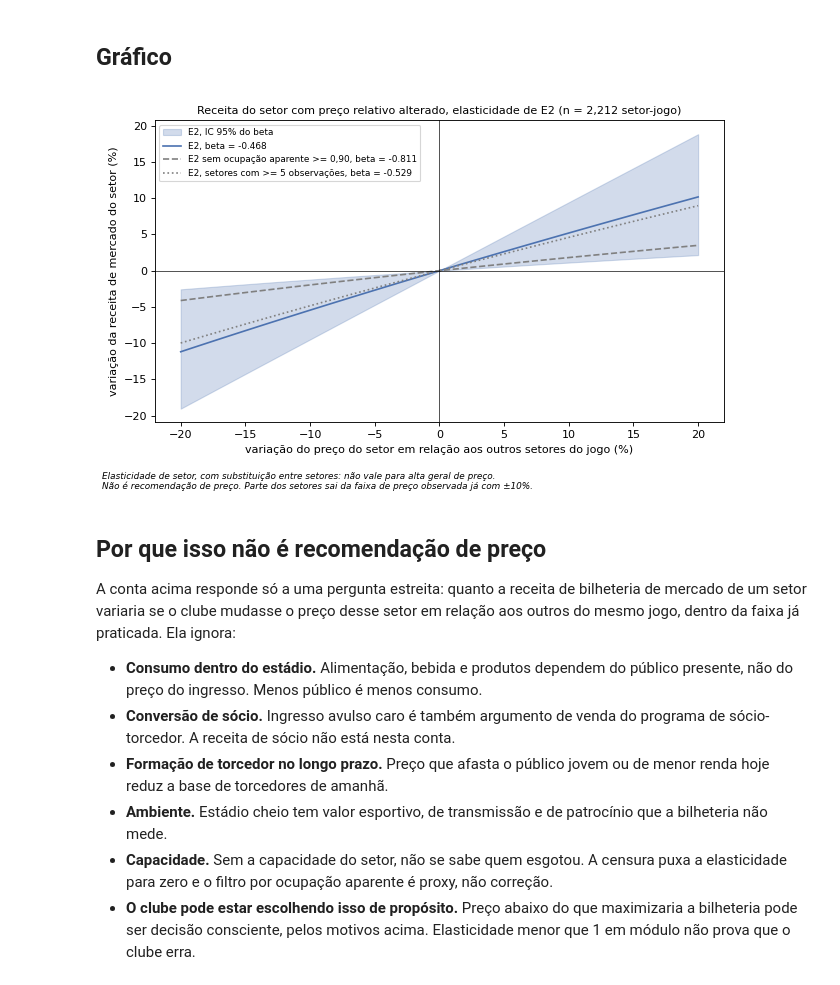
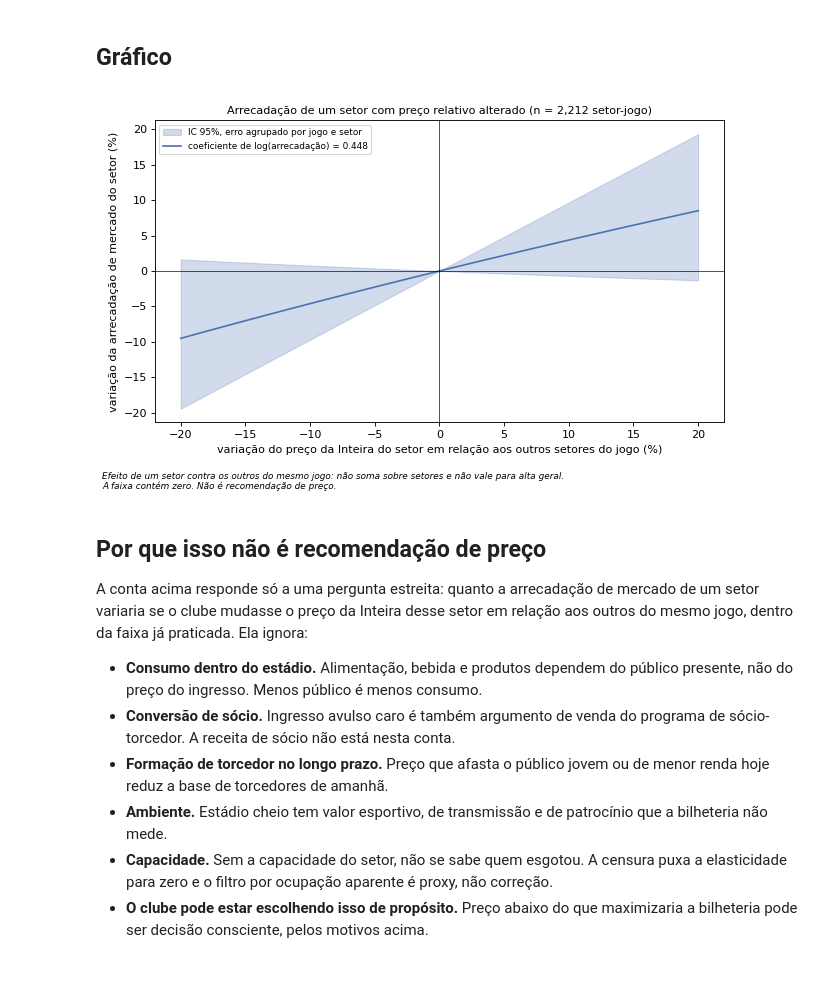
Before and after one commit to JoaoBarberino/bilheteria-paulistao, a Jupyter notebook: notebooks/06_receita.ipynb, the cells around one changed output. Saved outputs shown, nothing was run; the diff lists cells and outputs as text; code cells hidden in the pictures.

```diff
--- a/notebooks/06_receita.ipynb
+++ b/notebooks/06_receita.ipynb
@@ -48,8 +47,9 @@ d["id_setor"] = d.mandante + " | " + d.setor
 d["id_jogo"] = d.ano.astype(str) + "_" + d.jogo.astype(str)
 d["lq"] = np.log(d.q)
 d["lp"] = np.log(d.preco)
-d["fator_2026"] = d.ano.map(fator)
-d["preco_real"] = d.preco * d.fator_2026
+d["la"] = np.log(d.arrecadacao)
+d["lpm"] = np.log(d.arrecadacao / d.q)
+d["preco_real"] = d.preco * d.ano.map(fator)
 print(f"Unidades: {len(d):,}  jogos: {d.id_jogo.nunique()}  setores: {d.id_setor.nunique()}")
 # %% [output]
 Unidades: 2,212  jogos: 387  setores: 337
@@ -174,0 +94,13 @@ E2, setores com >= 5 observações           +20%               1.81
+# %%
+b = coef.loc["log(arrecadação do setor): efeito sobre a receita"]
+variacoes = [-0.20, -0.10, 0.10, 0.20]
+tabela = pd.DataFrame([{
+    "variacao_preco_relativo": f"{dp:+.0%}",
+    "pct_limite_inferior_ic": 100 * ((1 + dp) ** b.ic95_inf - 1),
+    "pct_pontual": 100 * ((1 + dp) ** b.beta - 1),
+    "pct_limite_superior_ic": 100 * ((1 + dp) ** b.ic95_sup - 1),
+} for dp in variacoes])
+print(tabela.round(2).to_string(index=False))
+tabela.round(4).to_csv(FIG / "variacao_receita.csv", index=False)
+contem_zero = b.ic95_inf < 0 < b.ic95_sup
+print(f"O IC 95% do coeficiente contém zero: {contem_zero}")
@@ -239,38 +175,32 @@ especificações.
 ## Gráfico
 # %%
 grade = np.linspace(-0.20, 0.20, 81)
-b = betas.loc["E2 (principal)"]
 fig, ax = plt.subplots(figsize=(8, 5))
-ax.fill_between(100 * grade, 100 * ((1 + grade) ** (1 + b.ic95_inf) - 1),
-                100 * ((1 + grade) ** (1 + b.ic95_sup) - 1), color="#4C72B0", alpha=0.25,
-                label="E2, IC 95% do beta")
-ax.plot(100 * grade, 100 * ((1 + grade) ** (1 + b.beta) - 1), color="#4C72B0",
-        label=f"E2, beta = {b.beta:.3f}")
-for nome, estilo in [("E2 sem ocupação aparente >= 0,90", "--"), ("E2, setores com >= 5 observações", ":")]:
-    bb = betas.loc[nome].beta
-    ax.plot(100 * grade, 100 * ((1 + grade) ** (1 + bb) - 1), estilo, color="gray",
-            label=f"{nome}, beta = {bb:.3f}")
+ax.fill_between(100 * grade, 100 * ((1 + grade) ** b.ic95_inf - 1),
+                100 * ((1 + grade) ** b.ic95_sup - 1), color="#4C72B0", alpha=0.25,
+                label="IC 95%, erro agrupado por jogo e setor")
+ax.plot(100 * grade, 100 * ((1 + grade) ** b.beta - 1), color="#4C72B0",
+        label=f"coeficiente de log(arrecadação) = {b.beta:.3f}")
 ax.axhline(0, color="black", lw=0.6)
 ax.axvline(0, color="black", lw=0.6)
-ax.set_xlabel("variação do preço do setor em relação aos outros setores do jogo (%)")
-ax.set_ylabel("variação da receita de mercado do setor (%)")
-ax.set_title(f"Receita do setor com preço relativo alterado, elasticidade de E2 (n = {int(b.n_obs):,} setor-jogo)",
+ax.set_xlabel("variação do preço da Inteira do setor em relação aos outros setores do jogo (%)")
+ax.set_ylabel("variação da arrecadação de mercado do setor (%)")
+ax.set_title(f"Arrecadação de um setor com preço relativo alterado (n = {int(b.n_obs):,} setor-jogo)",
              fontsize=10)
 ax.legend(fontsize=8)
-fig.text(0.01, 0.035, "Elasticidade de setor, com substituição entre setores: não vale para alta geral de preço.",
+fig.text(0.01, 0.035, "Efeito de um setor contra os outros do mesmo jogo: não soma sobre setores e não vale para alta geral.",
          fontsize=8, style="italic")
-fig.text(0.01, 0.01, "Não é recomendação de preço. Parte dos setores sai da faixa de preço observada já com ±10%.",
-         fontsize=8, style="italic")
+fig.text(0.01, 0.01, "A faixa contém zero. Não é recomendação de preço.", fontsize=8, style="italic")
 fig.tight_layout(rect=(0, 0.06, 1, 1))
 fig.savefig(FIG / "variacao_receita.png", dpi=150)
 plt.show()
 # %% [output]
-[figure, old version]
+[figure, new version]
 # %% [markdown]
 ## Por que isso não é recomendação de preço
 
-A conta acima responde só a uma pergunta estreita: quanto a receita de
-bilheteria de mercado de um setor variaria se o clube mudasse o preço desse
+A conta acima responde só a uma pergunta estreita: quanto a arrecadação de
+mercado de um setor variaria se o clube mudasse o preço da Inteira desse
 setor em relação aos outros do mesmo jogo, dentro da faixa já praticada.
 Ela ignora:
 
@@ -288,4 +218,4 @@ Ela ignora:
   proxy, não correção.
 - **O clube pode estar escolhendo isso de propósito.** Preço abaixo do que
   maximizaria a bilheteria pode ser decisão consciente, pelos motivos
-  acima. Elasticidade menor que 1 em módulo não prova que o clube erra.
+  acima.
```
Also changed, not shown: parts of 15 cells of this notebook, 1 other file.
